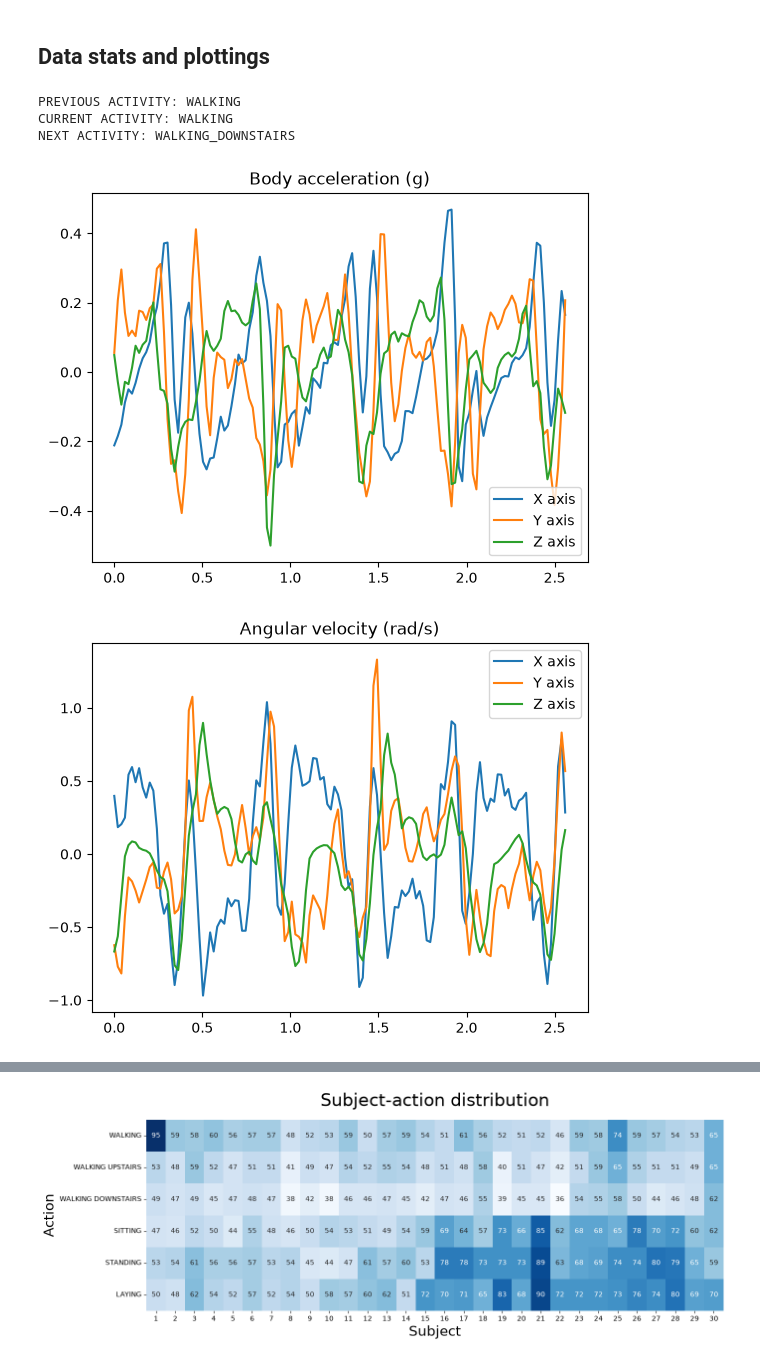
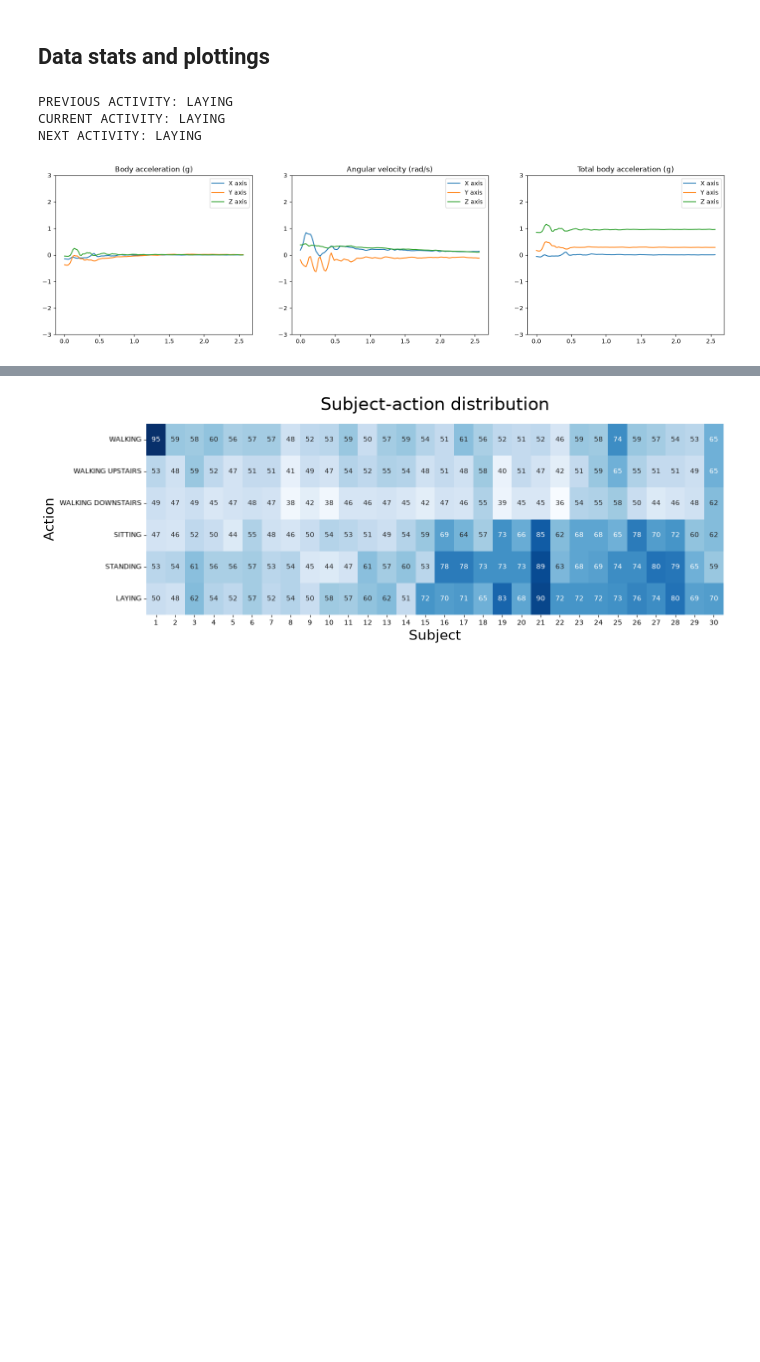
Before and after one commit to SciarraColonna/master-thesis, a Jupyter notebook: src/baseline.ipynb, the cells around one changed output, grey strips where cells are left out. Cells and saved outputs as stored; diff of their text form; code cells hidden in the pictures; blank space fills up the shorter version.

```diff
--- a/src/main.ipynb
+++ b/src/baseline.ipynb
@@ -113,7 +113,6 @@ test_dataloader = DataLoader(test_dataset, batch_size=1, shuffle=False)
 # %% [markdown]
 ## **Data stats and plottings**
 # %%
-
 TRAIN_SAMPLES = train_dataset.__len__()
 TEST_SAMPLES = test_dataset.__len__()
 
@@ -127,43 +126,45 @@ y = item[0]
 
 # Getting the activity related to that sample
 activity_idx = item[1].item()
 activity = activity_labels[activity_idx]
 
 # Getting the subject related to that sample
 subject = train_dataset.subjects[rand_idx].item()
 
 
 # Printing the activity carried out in the previous timestep (if related to the same subject)
 if rand_idx > 0:
     prev_activity_idx = (train_dataset.__getitem__(rand_idx - 1))[1].item()
     prev_subject = train_dataset.subjects[rand_idx - 1].item()
     if prev_subject == subject:
         print("PREVIOUS ACTIVITY:", activity_labels[prev_activity_idx])
 
 print("CURRENT ACTIVITY:", activity)
 
 # Printing the activity carried out in the  next timestep (if related to the same subject)
 if rand_idx < TRAIN_SAMPLES - 1:
     next_activity_idx = (train_dataset.__getitem__(rand_idx + 1))[1].item()
     next_subject = train_dataset.subjects[rand_idx + 1].item()
     if next_subject == subject:
         print("NEXT ACTIVITY:", activity_labels[next_activity_idx])
 
 
 # Plotting the acceleration and angular velocity related to the chosen sample
+fig, ax = plt.subplots(1, 3)
+fig.set_figwidth(20)
 for i in range(0, NUM_CHANNELS, 3):
-    if i == 0: plt.title("Body acceleration (g)")
-    if i == 3: plt.title("Angular velocity (rad/s)")
-    if i == 6: plt.title("Total body acceleration (g)")
+    if i == 0: ax[int(i / 3)].set_title("Body acceleration (g)")
+    if i == 3: ax[int(i / 3)].set_title("Angular velocity (rad/s)")
+    if i == 6: ax[int(i / 3)].set_title("Total body acceleration (g)")
 
-    plt.plot(x, y[i], label="X axis")
-    plt.plot(x, y[i + 1], label="Y axis")
-    plt.plot(x, y[i + 2], label="Z axis")
-    plt.legend()
-    plt.show()
+    ax[int(i / 3)].plot(x, y[i], label="X axis")
+    ax[int(i / 3)].plot(x, y[i + 1], label="Y axis")
+    ax[int(i / 3)].plot(x, y[i + 2], label="Z axis")
+    ax[int(i / 3)].legend()
+    plt.setp(ax, ylim=[-3, 3])
+plt.show()
 # %% [output]
-PREVIOUS ACTIVITY: WALKING
-CURRENT ACTIVITY: WALKING
-NEXT ACTIVITY: WALKING_DOWNSTAIRS
+PREVIOUS ACTIVITY: LAYING
+CURRENT ACTIVITY: LAYING
+NEXT ACTIVITY: LAYING
-[figure, old version]
+[figure, new version]
-[figure, removed]
```
Also changed, not shown: parts of 2 cells of this notebook, 1 other file.
